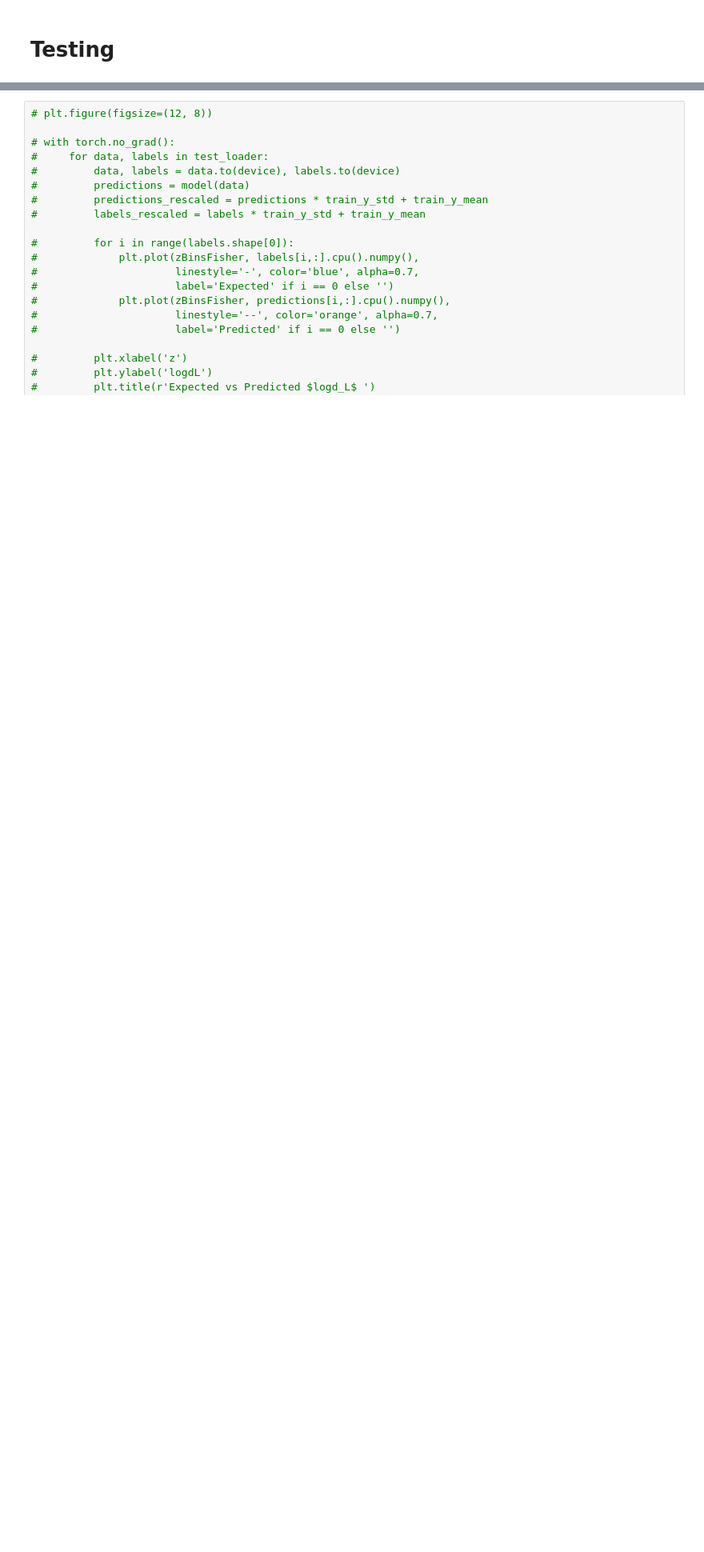
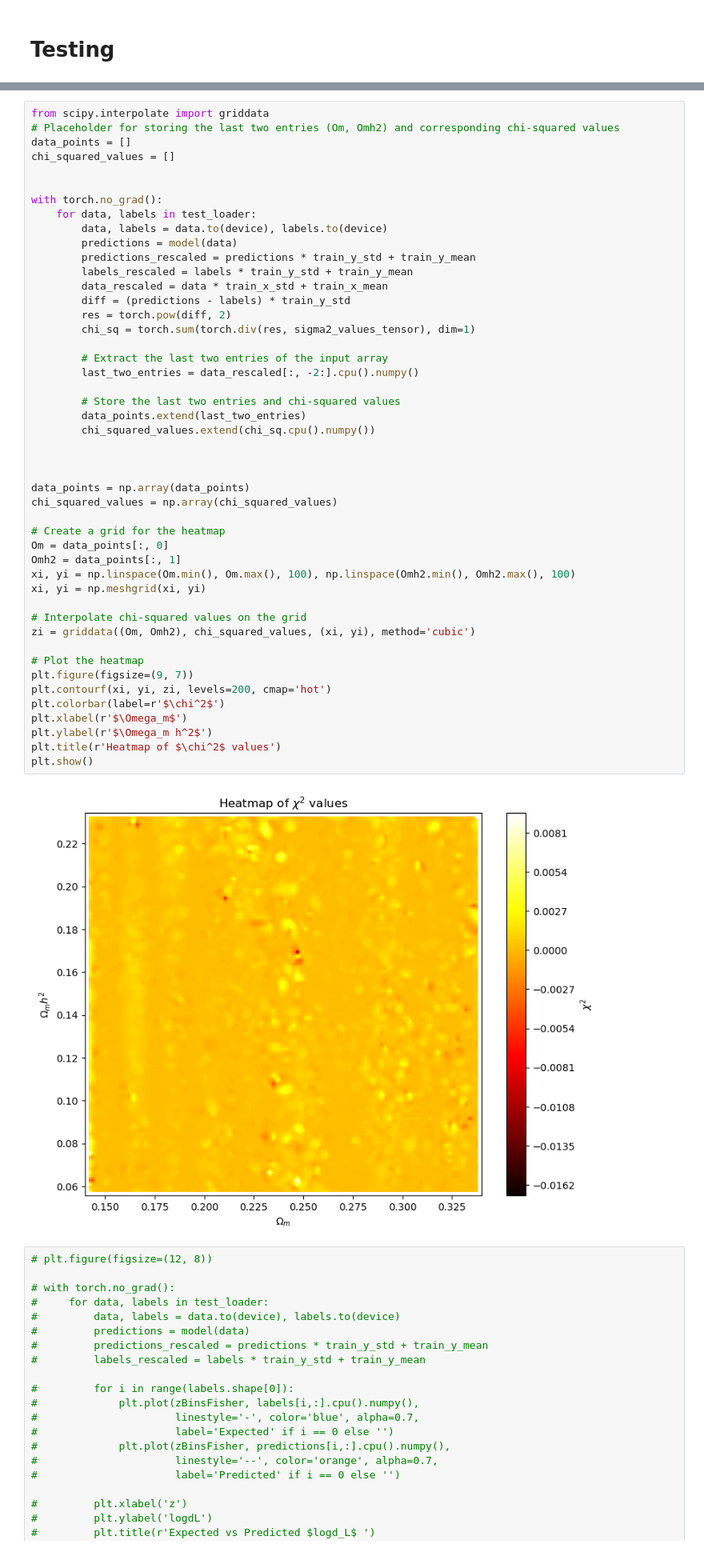
Before and after one commit to SBU-COSMOLIKE/emul2024, a Jupyter notebook: artemis/ResMLP_PC_uniform.ipynb, the cells around one changed output, grey strips where cells are left out. Shown at 80% size. Drawn from its saved outputs; the diff is of its cells as text; blank space fills up the shorter version.

```diff
--- a/artemis/ResMLP_PC_uniform.ipynb
+++ b/artemis/ResMLP_PC_uniform.ipynb
@@ -399,3 +427,52 @@ with torch.no_grad():
+# %%
+from scipy.interpolate import griddata
+# Placeholder for storing the last two entries (Om, Omh2) and corresponding chi-squared values
+data_points = []
+chi_squared_values = []
+
+
+with torch.no_grad():
+    for data, labels in test_loader:
+        data, labels = data.to(device), labels.to(device)
+        predictions = model(data)
+        predictions_rescaled = predictions * train_y_std + train_y_mean
+        labels_rescaled = labels * train_y_std + train_y_mean
+        data_rescaled = data * train_x_std + train_x_mean
+        diff = (predictions - labels) * train_y_std
+        res = torch.pow(diff, 2)
+        chi_sq = torch.sum(torch.div(res, sigma2_values_tensor), dim=1)
+
+        # Extract the last two entries of the input array
+        last_two_entries = data_rescaled[:, -2:].cpu().numpy()
+
+        # Store the last two entries and chi-squared values
+        data_points.extend(last_two_entries)
+        chi_squared_values.extend(chi_sq.cpu().numpy())
+
+
+
+data_points = np.array(data_points)
+chi_squared_values = np.array(chi_squared_values)
+
+# Create a grid for the heatmap
+Om = data_points[:, 0]
+Omh2 = data_points[:, 1]
+xi, yi = np.linspace(Om.min(), Om.max(), 100), np.linspace(Omh2.min(), Omh2.max(), 100)
+xi, yi = np.meshgrid(xi, yi)
+
+# Interpolate chi-squared values on the grid
+zi = griddata((Om, Omh2), chi_squared_values, (xi, yi), method='cubic')
+
+# Plot the heatmap
+plt.figure(figsize=(9, 7))
+plt.contourf(xi, yi, zi, levels=200, cmap='hot')
+plt.colorbar(label=r'$\chi^2$')
+plt.xlabel(r'$\Omega_m$')
+plt.ylabel(r'$\Omega_m h^2$')
+plt.title(r'Heatmap of $\chi^2$ values')
+plt.show()
+# %% [output]
+[figure, added]
 # %%
 # plt.figure(figsize=(12, 8))
 
```
Also changed, not shown: parts of 4 cells of this notebook.
